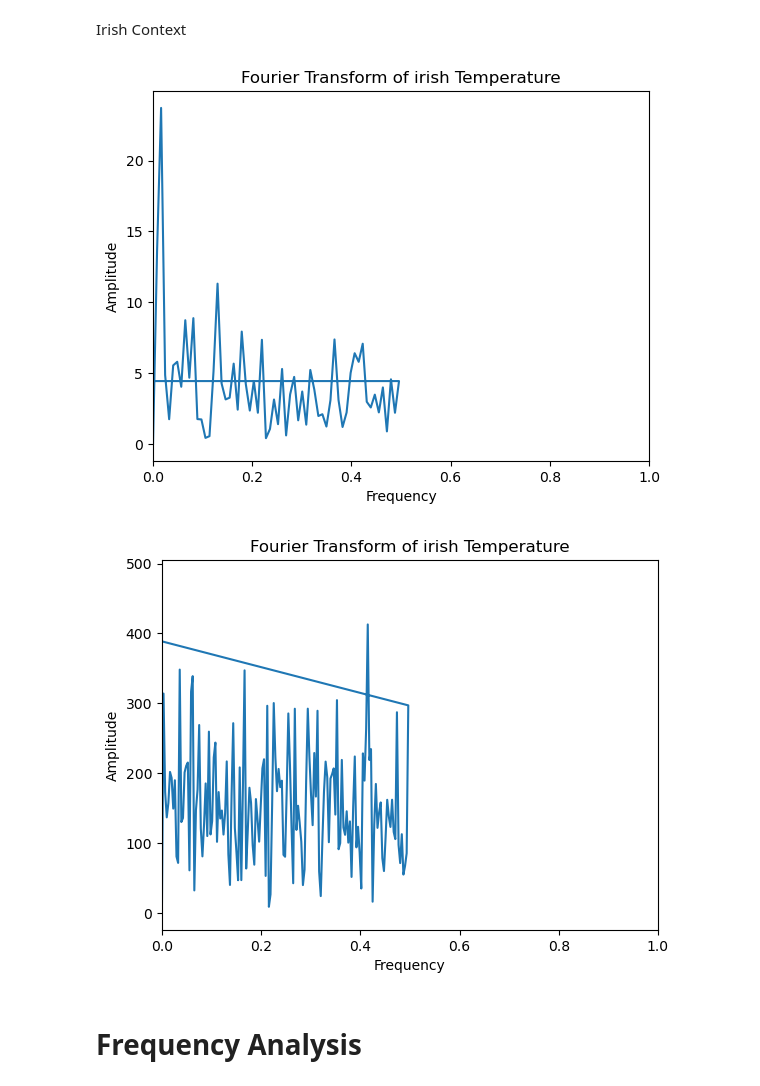
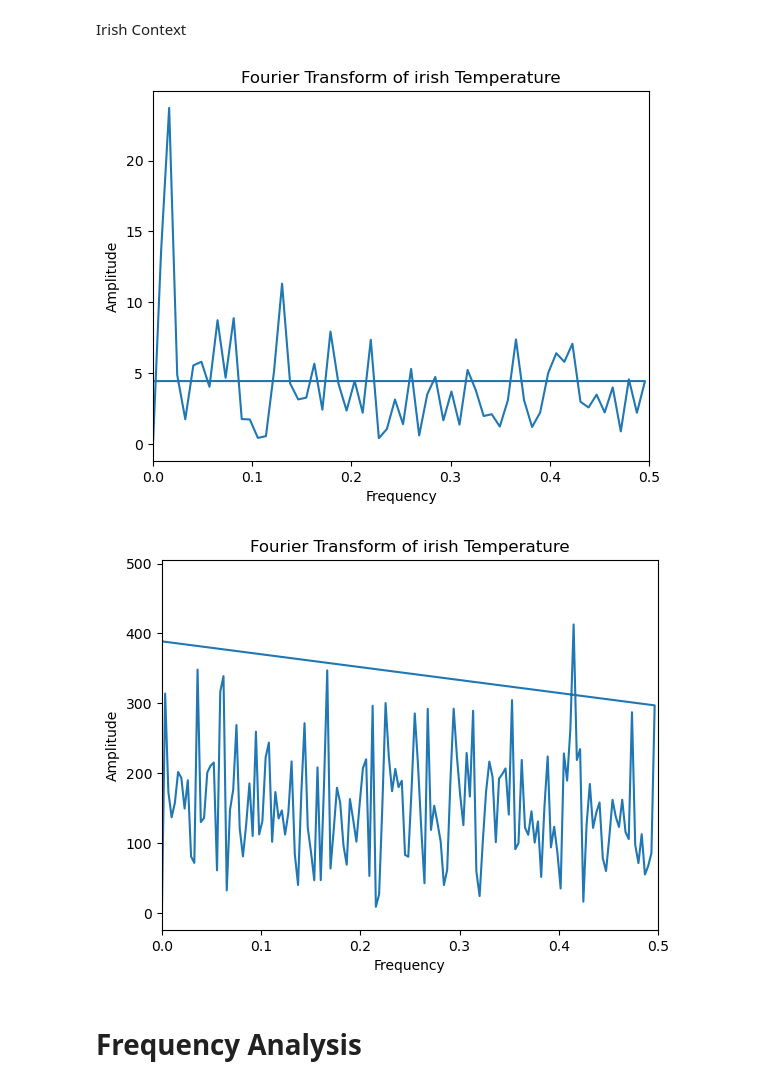
Before and after one commit to dectan/Programming-for-Data-Analysis-Project-2, a Jupyter notebook: Project 2.ipynb, the cells around one changed output. Saved outputs shown, nothing was run; the diff lists cells and outputs as text; code cells hidden in the pictures.

```diff
--- a/Project 2.ipynb
+++ b/Project 2.ipynb
@@ -878,10 +878,10 @@ plt.plot(xf, np.abs(yf)) # Plot the magnitude of the spectrum
 plt.xlabel('Frequency')
 plt.ylabel('Amplitude')
 plt.title('Fourier Transform of irish Temperature')
-plt.xlim(0, 1) # zoom in to see the peaks
+plt.xlim(0, .5) # zoom in to see the peaks
 plt.show()
 # %% [output]
-[figure, old version]
+[figure, new version]
 # %%
 # Extract the temperature column as a numpy array
 y = mean_yearly_irish_rainfall.to_numpy()
@@ -893,12 +893,12 @@ xf = fftfreq(y.size)
 # %%
 plt.plot(xf, np.abs(yf)) # Plot the magnitude of the spectrum
 plt.xlabel('Frequency')
 plt.ylabel('Amplitude')
 plt.title('Fourier Transform of irish Temperature')
-plt.xlim(0, 1) # zoom in to see the peaks
+plt.xlim(0, 0.5) # zoom in to see the peaks
 plt.show()
 # %% [output]
-[figure, old version]
+[figure, new version]
 # %% [markdown]
 # Frequency Analysis
 # %%
```
Also changed, not shown: parts of 4 cells of this notebook, 1 other file.
